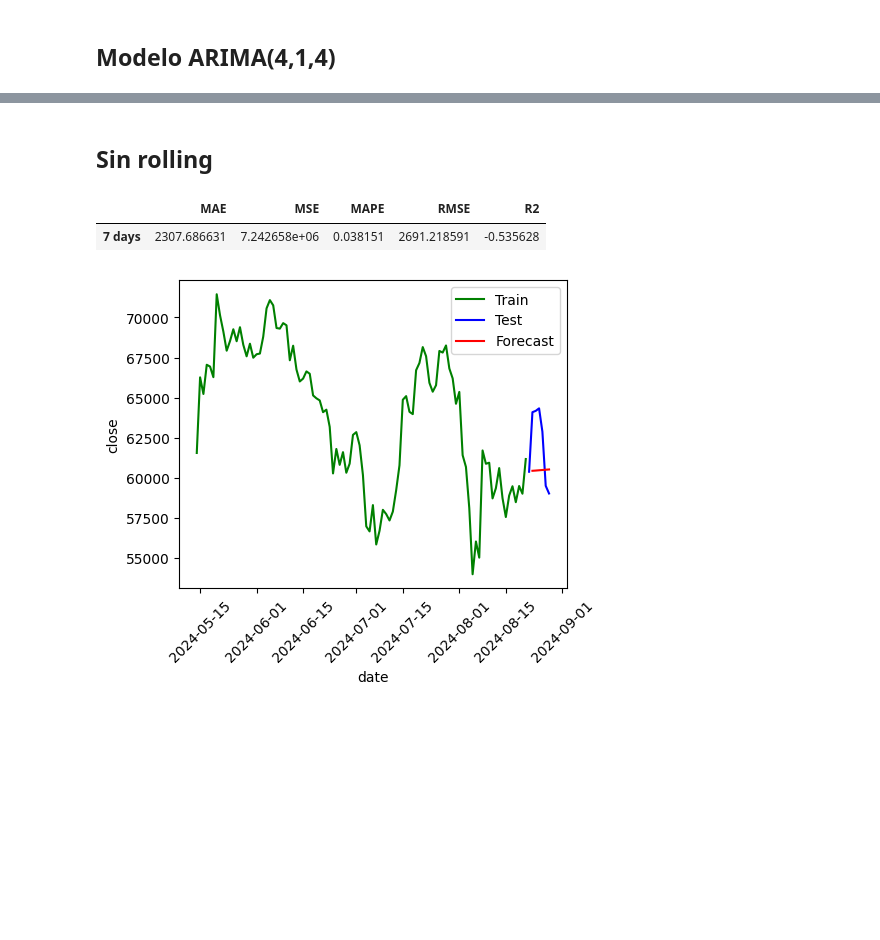
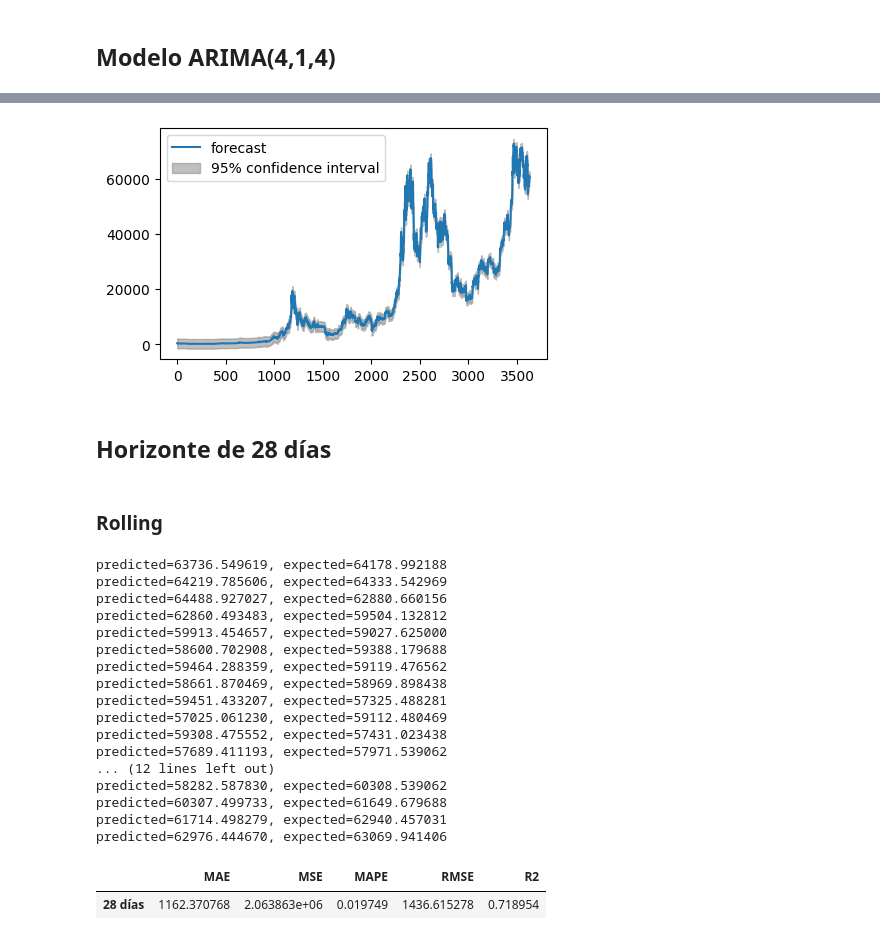
Before and after one commit to cjarango/DataViz, a Jupyter notebook: Act_1_JM.ipynb, the cells around one changed output, grey strips where cells are left out. Drawn from its saved outputs; the diff is of its cells as text; code cells hidden in the pictures; blank space fills up the shorter version.

```diff
--- a/Act_1_JM.ipynb
+++ b/Act_1_JM.ipynb
@@ -1683,7 +1356,0 @@ forecast_accuracy(np.array(test_14d), np.array(yhat_14d), "14 days")
-# %%
-plt.rcParams.update({'figure.figsize': (5, 4)})
-ax = sns.lineplot(x=dates_train[-100:], y=train[-100:], label="Train", color='g')
-sns.lineplot(x=dates_14d, y=test_14d, label="Test", color='b')
-sns.lineplot(x=dates_14d, y=yhat_14d, label="Forecast", color='r')
-plt.xticks(rotation=45)
-plt.show()
@@ -1701,7 +1356,0 @@ forecast_accuracy(np.array(test_14d), np.array(pronostico), "14 days")
-# %%
-plt.rcParams.update({'figure.figsize': (5, 4)})
-ax = sns.lineplot(x=dates_train[-100:], y=train[-100:], label="Train", color='g')
-sns.lineplot(x=dates_14d, y=test_14d, label="Test", color='b')
-sns.lineplot(x=dates_14d, y=pronostico, label="Forecast", color='r')
-plt.xticks(rotation=45)
-plt.show()
@@ -1743,7 +1356,0 @@ forecast_accuracy(np.array(test_7d), np.array(yhat_7d), "7 days")
-# %%
-plt.rcParams.update({'figure.figsize': (5, 4)})
-ax = sns.lineplot(x=dates_train[-100:], y=train[-100:], label="Train", color='g')
-sns.lineplot(x=dates_7d, y=test_7d, label="Test", color='b')
-sns.lineplot(x=dates_7d, y=yhat_7d, label="Forecast", color='r')
-plt.xticks(rotation=45)
-plt.show()
@@ -1752,2 +1356,0 @@ plt.show()
-# %% [markdown]
-## Sin rolling
@@ -1756,14 +1357,37 @@ pronostico = model_fit.forecast(steps=len(dates_7d))
-# %%
-forecast_accuracy(np.array(test_7d), np.array(pronostico), "7 days")
-# %% [output]
-|  | MAE | MSE | MAPE | RMSE | R2 |
-| 7 days | 2307.686631 | 7.242658e+06 | 0.038151 | 2691.218591 | -0.535628 |
-# %%
-plt.rcParams.update({'figure.figsize': (5, 4)})
-ax = sns.lineplot(x=dates_train[-100:], y=train[-100:], label="Train", color='g')
-sns.lineplot(x=dates_7d, y=test_7d, label="Test", color='b')
-sns.lineplot(x=dates_7d, y=pronostico, label="Forecast", color='r')
-plt.xticks(rotation=45)
-plt.show()
-# %% [output]
-[figure, removed]
+# %%
+plt.rcParams.update({'figure.figsize': (5,3)})
+fig, ax = plt.subplots();
+plot_predict(model_fit, 2, ax=ax);
+plt.show();
+# %% [output]
+[figure, added]
+# %% [markdown]
+## Horizonte de 28 días
+# %% [markdown]
+### Rolling
+# %%
+test_4wl = test_4w.tolist()
+yhat_4w  = arima_rolling(train.tolist(), test_4wl, order = (4,1,4))
+# %% [output]
+predicted=63736.549619, expected=64178.992188
+predicted=64219.785606, expected=64333.542969
+predicted=64488.927027, expected=62880.660156
+predicted=62860.493483, expected=59504.132812
+predicted=59913.454657, expected=59027.625000
+predicted=58600.702908, expected=59388.179688
+predicted=59464.288359, expected=59119.476562
+predicted=58661.870469, expected=58969.898438
+predicted=59451.433207, expected=57325.488281
+predicted=57025.061230, expected=59112.480469
+predicted=59308.475552, expected=57431.023438
+predicted=57689.411193, expected=57971.539062
+... (12 lines left out)
+predicted=58282.587830, expected=60308.539062
+predicted=60307.499733, expected=61649.679688
+predicted=61714.498279, expected=62940.457031
+predicted=62976.444670, expected=63069.941406
+# %%
+forecast_accuracy(np.array(test_4wl), np.array(yhat_4w), "28 días")
+# %% [output]
+|  | MAE | MSE | MAPE | RMSE | R2 |
+| 28 días | 1162.370768 | 2.063863e+06 | 0.019749 | 1436.615278 | 0.718954 |
```
Also changed, not shown: parts of 140 cells of this notebook.
